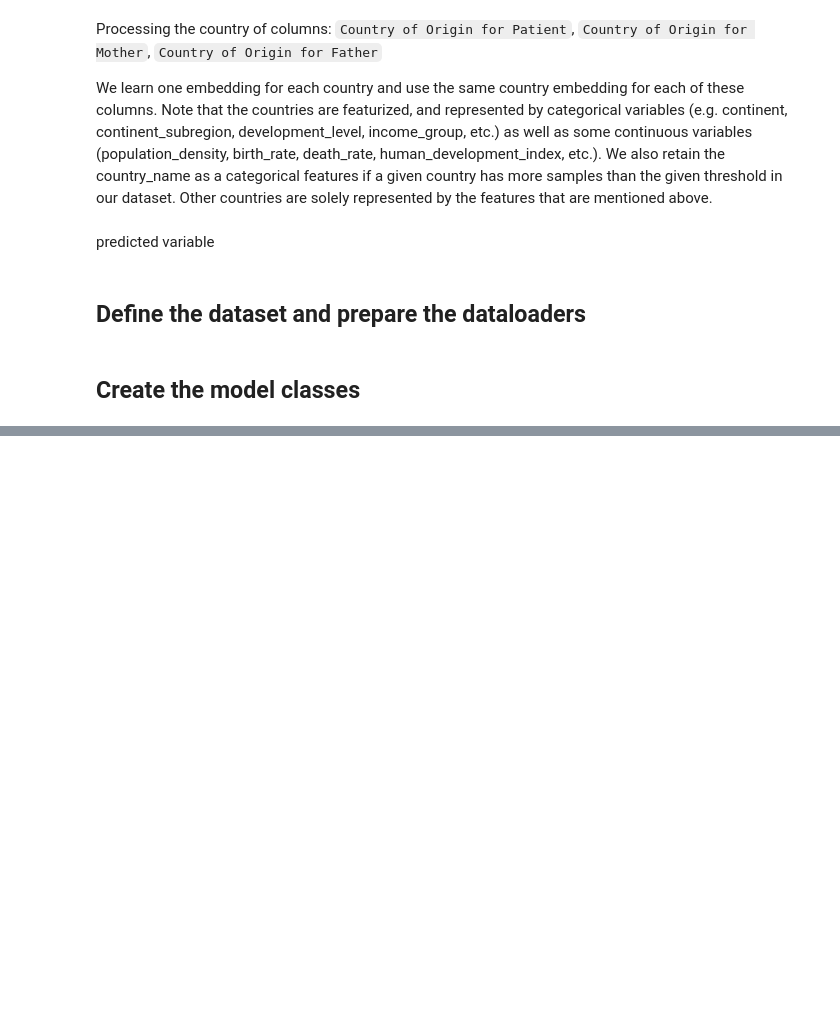
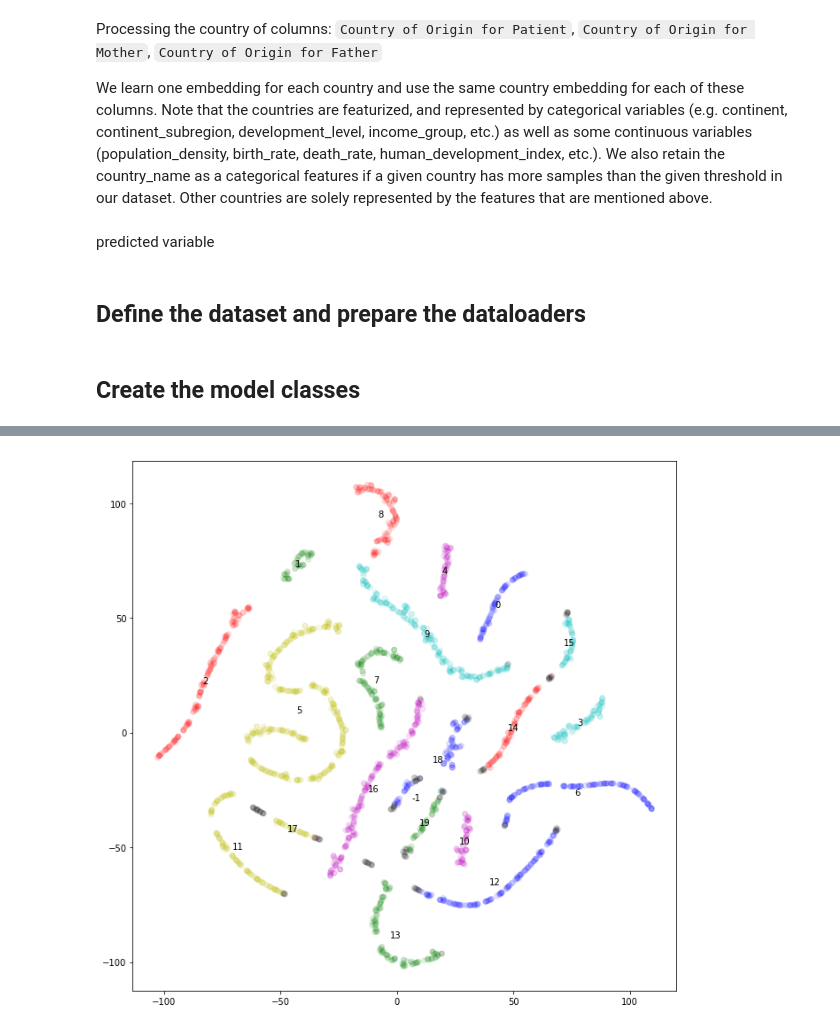
Before and after one commit to skarakulak/NYULH_Breast_Cancer_Optimal_Therapy, a Jupyter notebook: DataPrep.ipynb, the cells around one changed output, grey strips where cells are left out. Cells and saved outputs as stored; diff of their text form; code cells hidden in the pictures; blank space fills up the shorter version.

```diff
--- a/DataPrep.ipynb
+++ b/DataPrep.ipynb
@@ -619,0 +825,18 @@ for epoch in range(0,10):
+# %%
+clusterer = hdbscan.HDBSCAN(min_cluster_size=30)
+clusterer.fit(tsne_dist)
+cls_labels = clusterer.labels_
+len(set(cls_labels))
+colors = np.array([x for x in 'bgrcmybgrcmybgrcmybgrcmybgrcmy'])
+colors = np.hstack([colors] * 100 + ['k'])
+# %%
+fig = plt.figure(figsize=(11,11))
+ax = fig.add_subplot(111)
+for i in set(cls_labels):
+    coor = np.mean(tsne_dist[cls_labels==i,:],axis=0)
+    ax.text(coor[0],coor[1], str(i), ha='center', va='center')
+
+plt.scatter(tsne_dist[:,0], tsne_dist[:,1],alpha = 0.10, c =colors[cls_labels].tolist())
+plt.show()
+# %% [output]
+[figure, added]
```
Also changed, not shown: parts of 18 cells of this notebook, 1 other file.
